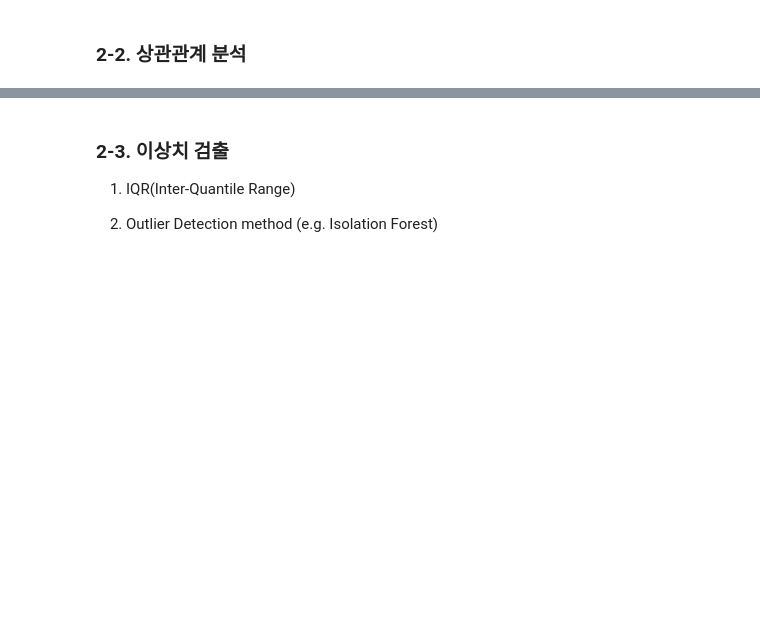
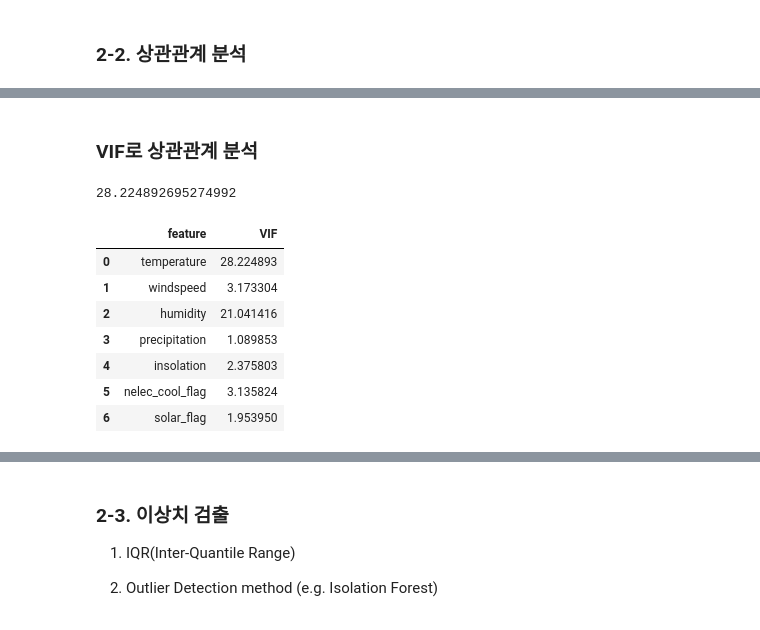
Before and after one commit to LEEHM97/machine-learning-exercises, a Jupyter notebook: 9.전력사용량/전력사용량 예측.ipynb, the cells around one changed output, grey strips where cells are left out. Cells and saved outputs as stored; diff of their text form; code cells hidden in the pictures; blank space fills up the shorter version.

```diff
--- a/9.전력사용량/전력사용량 예측.ipynb
+++ b/9.전력사용량/전력사용량 예측.ipynb
@@ -401,0 +409,2 @@ plt.show()
+# %% [markdown]
+### VIF로 상관관계 분석
@@ -401,0 +413,18 @@ plt.show()
+# %%
+variance_inflation_factor(X_train.values, 0)
+# %% [output]
+28.224892695274992
+# %%
+pd.DataFrame({
+    'feature': X_train.columns,
+    'VIF' : [variance_inflation_factor(X_train.values, idx) for idx in range(X_train.shape[1])],
+})
+# %% [output]
+|  | feature | VIF |
+| 0 | temperature | 28.224893 |
+| 1 | windspeed | 3.173304 |
+| 2 | humidity | 21.041416 |
+| 3 | precipitation | 1.089853 |
+| 4 | insolation | 2.375803 |
+| 5 | nelec_cool_flag | 3.135824 |
+| 6 | solar_flag | 1.953950 |
```
Also changed, not shown: parts of 10 cells of this notebook.
